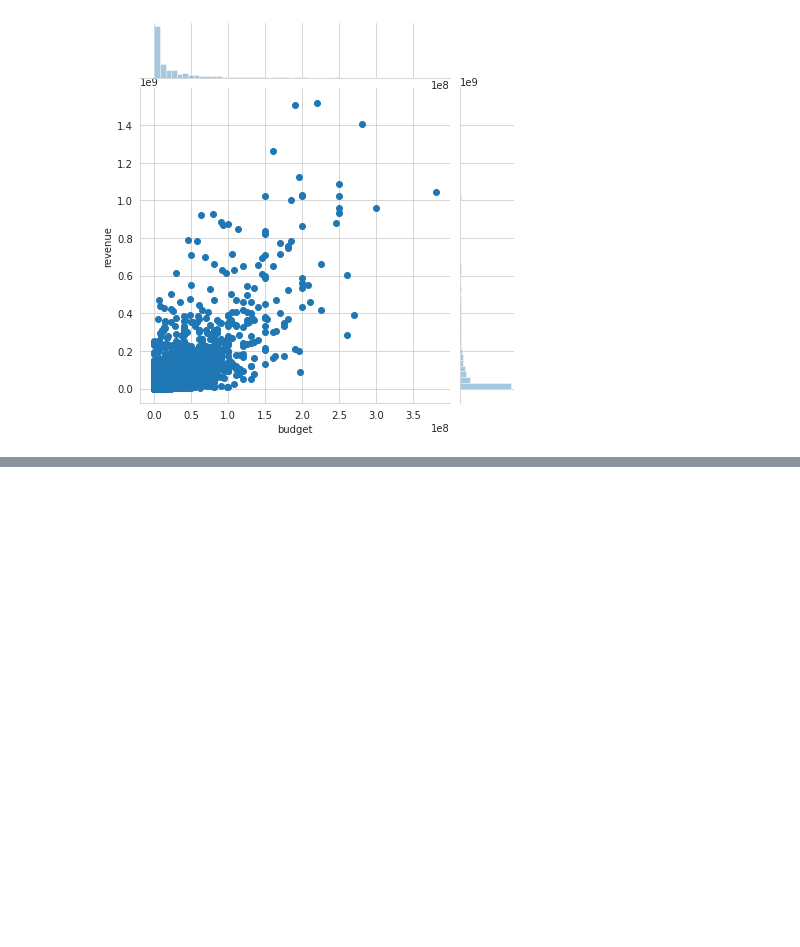
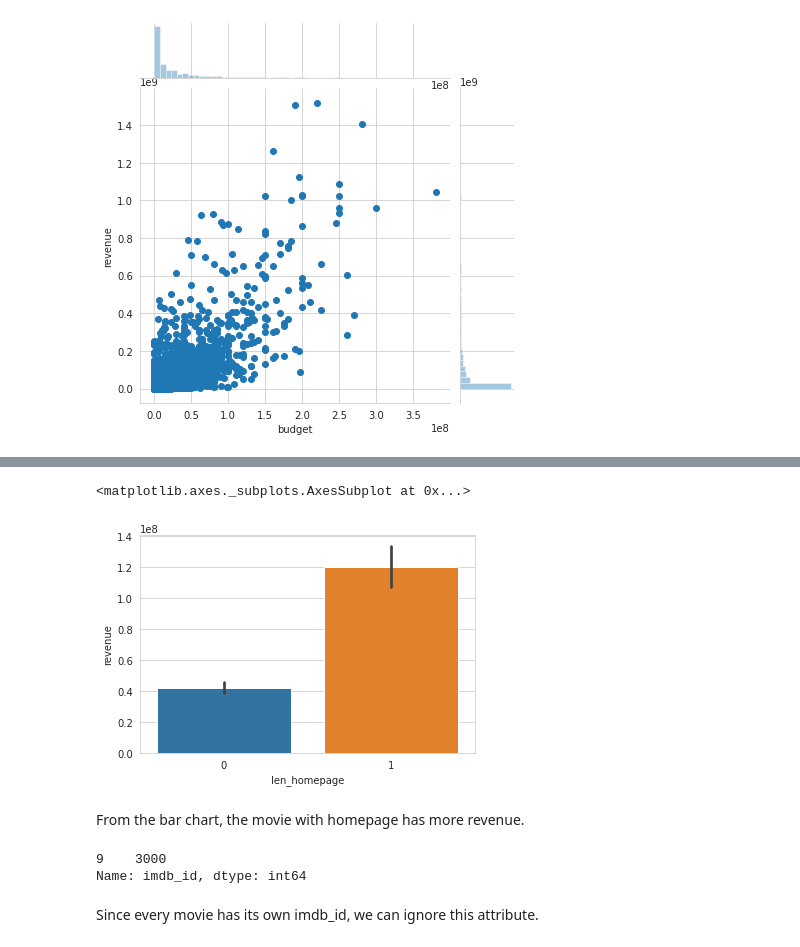
Before and after one commit to z5219951/revenue, a Jupyter notebook: Data/data_pre.ipynb, the cells around one changed output, grey strips where cells are left out. Drawn from its saved outputs; the diff is of its cells as text; code cells hidden in the pictures; blank space fills up the shorter version.

Commit message:
data pre from d to l

```diff
--- a/Data/data_pre.ipynb
+++ b/Data/data_pre.ipynb
@@ -39,8 +39,8 @@ sns.barplot(x='name_collection',y='revenue',data=draw_train)
 # %%
 # checkout belongs_to_collection
 # fill the NaN
-origin_train.fillna(0, inplace=True)
-origin_test.fillna(0, inplace=True)
+origin_train['belongs_to_collection'].fillna(0, inplace=True)
+origin_test['belongs_to_collection'].fillna(0, inplace=True)
 # change the json into dic
 origin_train['newbelongs_to_collection'] = origin_train['belongs_to_collection'].apply(lambda x: literal_eval(x) if x != 0 else 0)
 
@@ -55,8 +55,8 @@ origin_test['name_collection'] = origin_test['newbelongs_to_collection'].apply(l
 
 
 # drop the old belongs_to_collection and newbelongs_to_collection
-# origin_train.drop(['newbelongs_to_collection', 'belongs_to_collection'], axis = 1, inplace = True)
-# origin_test.drop(['newbelongs_to_collection', 'belongs_to_collection'], axis = 1, inplace = True)
+origin_train.drop(['newbelongs_to_collection', 'belongs_to_collection'], axis = 1, inplace = True)
+origin_test.drop(['newbelongs_to_collection', 'belongs_to_collection'], axis = 1, inplace = True)
 
 # change the json into dic
 # sns.set_style("whitegrid")
@@ -65,6 +65,8 @@ origin_test['name_collection'] = origin_test['newbelongs_to_collection'].apply(l
 The budget for some movies is 0. But in the real word, it should be really rare.
 # %%
 # checkout budget
+origin_train['budget'].fillna(0, inplace=True)
+origin_test['budget'].fillna(0, inplace=True)
 sns.jointplot(x="budget", y="revenue", data=origin_train)
 # %% [output]
 <seaborn.axisgrid.JointGrid at 0x...>
@@ -71,0 +76,10 @@ sns.jointplot(x="budget", y="revenue", data=origin_train)
+# %%
+# checkout genres
+origin_train['genres'].fillna(0, inplace=True)
+origin_test['genres'].fillna(0, inplace=True)
+# change the json into dic
+origin_train['new_genres'] = origin_train['genres'].apply(lambda x: literal_eval(x) if x != 0 else 0)
+origin_test['new_genres'] = origin_test['genres'].apply(lambda x: literal_eval(x) if x != 0 else 0)
+
+origin_train['new_genres'].apply(lambda x: len(x) if x != 0 else 0).value_counts()
+# only 7 movies don't have the genres
@@ -71,0 +96,18 @@ sns.jointplot(x="budget", y="revenue", data=origin_train)
+# %%
+# we transform genres into len
+origin_train['len_genres'] = origin_train['new_genres'].apply(lambda x: len(x) if x != 0 else 0)
+origin_test['len_genres'] = origin_train['new_genres'].apply(lambda x: len(x) if x != 0 else 0)
+# drop the origin data
+origin_train.drop(['genres', 'new_genres'], axis = 1, inplace = True)
+origin_test.drop(['genres', 'new_genres'], axis = 1, inplace = True)
+# %%
+origin_train['homepage'].fillna(0, inplace=True)
+origin_test['homepage'].fillna(0, inplace=True)
+
+origin_train['len_homepage'] = origin_train['homepage'].apply(lambda x: 1 if x != 0 else 0)
+sns.barplot(x='len_homepage',y='revenue',data=origin_train)
+# %% [output]
+<matplotlib.axes._subplots.AxesSubplot at 0x...>
+[figure, added]
+# %% [markdown]
+From the bar chart, the movie with homepage has more revenue.
@@ -71,0 +121,8 @@ sns.jointplot(x="budget", y="revenue", data=origin_train)
+# %%
+# checkout imdb_id
+origin_train['imdb_id'].apply(lambda x: len(x) if x != 0 else 0).value_counts()
+# %% [output]
+9    3000
+Name: imdb_id, dtype: int64
+# %% [markdown]
+Since every movie has its own imdb_id, we can ignore this attribute.
```
Also changed, not shown: parts of 16 cells of this notebook, 1 other file.
